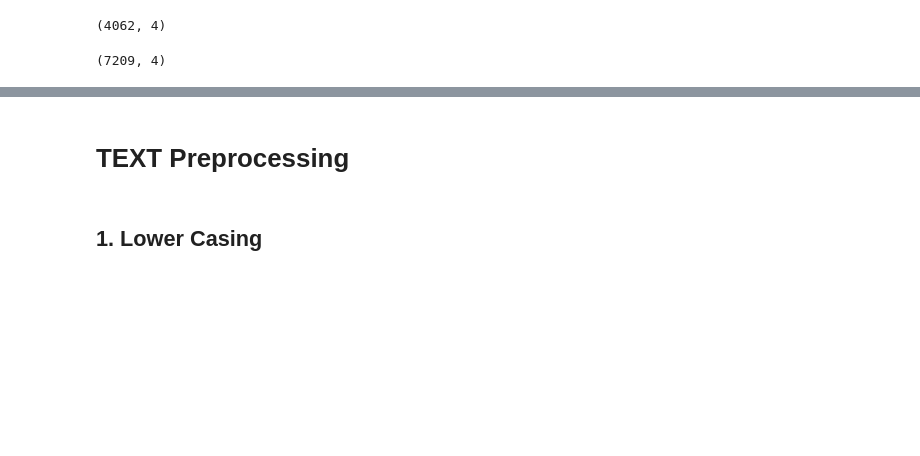
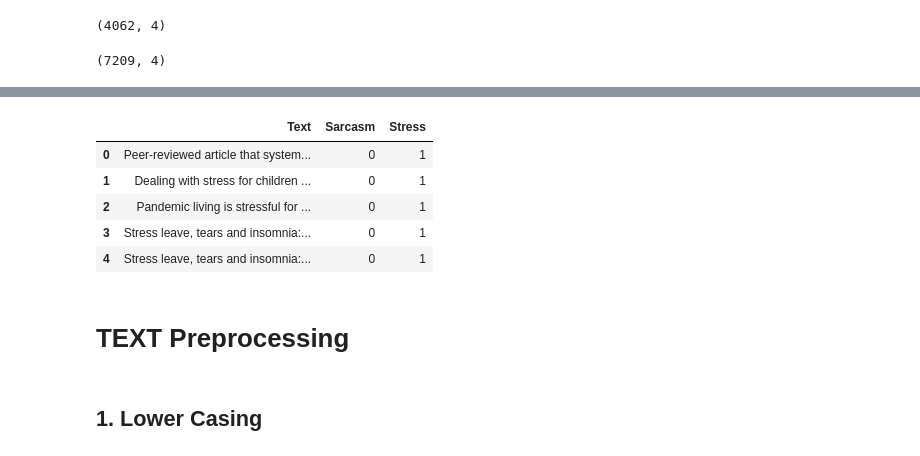
Before and after one commit to JAYANTHNITW/Detection-of-psychological-stress-through-social-media-using-deep-learning, a Jupyter notebook: MultichannelCNNArchitecture.ipynb, the cells around one changed output, grey strips where cells are left out. Cells and saved outputs as stored; diff of their text form; code cells hidden in the pictures; blank space fills up the shorter version.

```diff
--- a/MultichannelCNNArchitecture.ipynb
+++ b/MultichannelCNNArchitecture.ipynb
@@ -52,3 +73,12 @@ df_train.shape
+# %%
+df_train.head()
+# %% [output]
+|  | Text | Sarcasm | Stress |
+| 0 | Peer-reviewed article that system... | 0 | 1 |
+| 1 | Dealing with stress for children ... | 0 | 1 |
+| 2 | Pandemic living is stressful for ... | 0 | 1 |
+| 3 | Stress leave, tears and insomnia:... | 0 | 1 |
+| 4 | Stress leave, tears and insomnia:... | 0 | 1 |
 # %% [markdown]
 # TEXT Preprocessing
 # %% [markdown]
```
Also changed, not shown: parts of 84 cells of this notebook.
